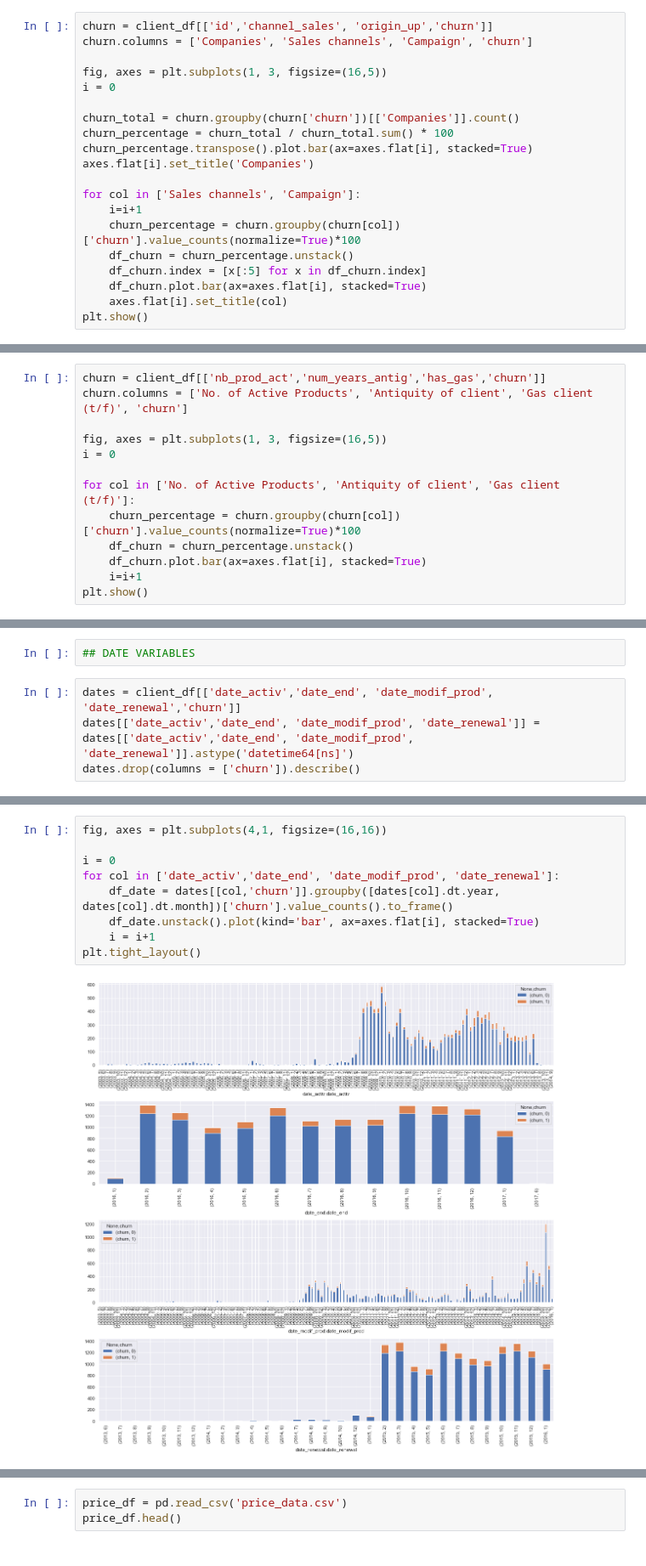
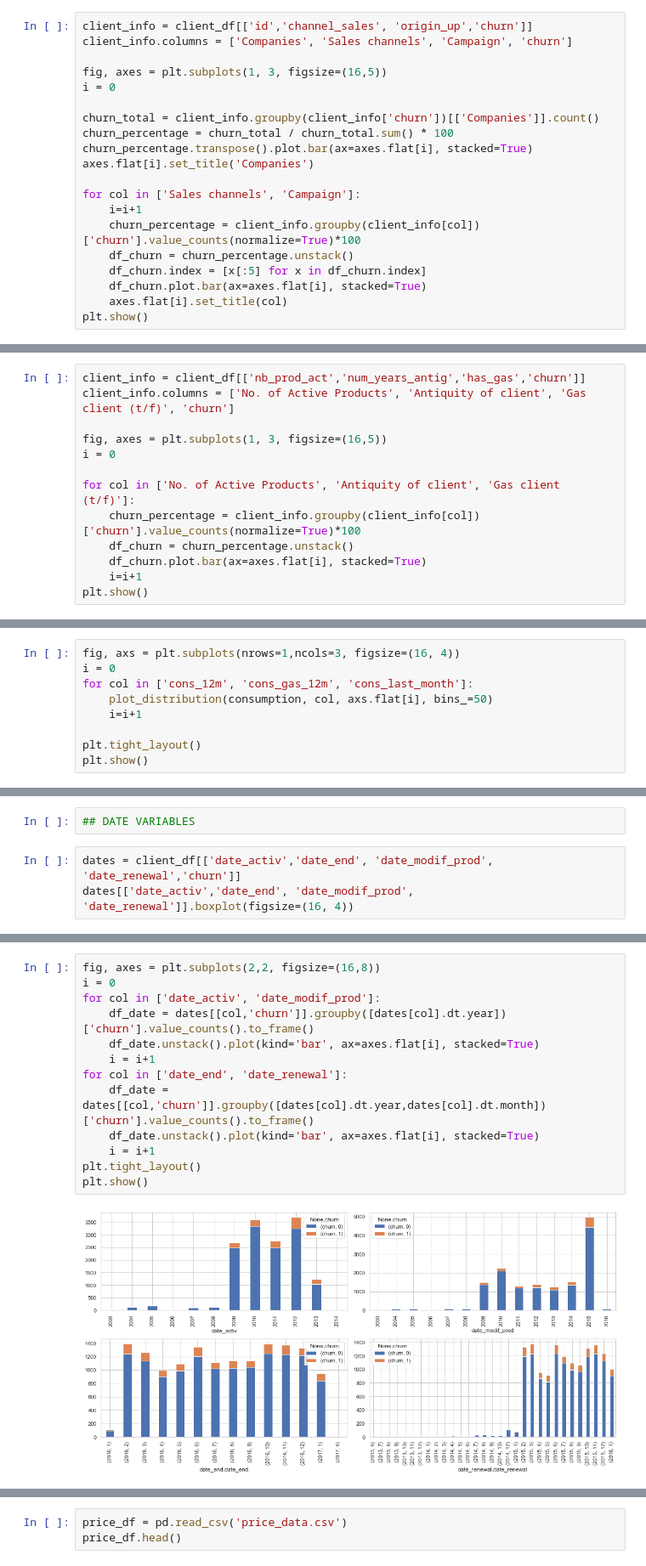
Before and after one commit to Rahulm94/Customer-Churn-Prediction, a Jupyter notebook: Task 2_EDA(1).ipynb, the cells around one changed output, grey strips where cells are left out. Shown at 85% size. Drawn from its saved outputs; the diff is of its cells as text.

```diff
--- a/Task 2_EDA(1).ipynb
+++ b/Task 2_EDA(1).ipynb
@@ -181,18 +197,18 @@ Thhe first function `plot_stacked_bars` is used to plot a stacked bar chart. An
 # %%
-churn = client_df[['id','channel_sales', 'origin_up','churn']]
-churn.columns = ['Companies', 'Sales channels', 'Campaign', 'churn']
+client_info = client_df[['id','channel_sales', 'origin_up','churn']]
+client_info.columns = ['Companies', 'Sales channels', 'Campaign', 'churn']
 
 fig, axes = plt.subplots(1, 3, figsize=(16,5))
 i = 0
 
-churn_total = churn.groupby(churn['churn'])[['Companies']].count()
+churn_total = client_info.groupby(client_info['churn'])[['Companies']].count()
 churn_percentage = churn_total / churn_total.sum() * 100
 churn_percentage.transpose().plot.bar(ax=axes.flat[i], stacked=True)
 axes.flat[i].set_title('Companies')
 
 for col in ['Sales channels', 'Campaign']:
     i=i+1
-    churn_percentage = churn.groupby(churn[col])['churn'].value_counts(normalize=True)*100
+    churn_percentage = client_info.groupby(client_info[col])['churn'].value_counts(normalize=True)*100
     df_churn = churn_percentage.unstack()
     df_churn.index = [x[:5] for x in df_churn.index]
     df_churn.plot.bar(ax=axes.flat[i], stacked=True)
@@ -201,14 +217,14 @@ plt.show()
 # %% [output]
 [figure]
 # %%
-churn = client_df[['nb_prod_act','num_years_antig','has_gas','churn']]
-churn.columns = ['No. of Active Products', 'Antiquity of client', 'Gas client (t/f)', 'churn']
+client_info = client_df[['nb_prod_act','num_years_antig','has_gas','churn']]
+client_info.columns = ['No. of Active Products', 'Antiquity of client', 'Gas client (t/f)', 'churn']
 
 fig, axes = plt.subplots(1, 3, figsize=(16,5))
 i = 0
 
 for col in ['No. of Active Products', 'Antiquity of client', 'Gas client (t/f)']:
-    churn_percentage = churn.groupby(churn[col])['churn'].value_counts(normalize=True)*100
+    churn_percentage = client_info.groupby(client_info[col])['churn'].value_counts(normalize=True)*100
     df_churn = churn_percentage.unstack()
     df_churn.plot.bar(ax=axes.flat[i], stacked=True)
     i=i+1
@@ -243,0 +251,9 @@ plt.show()
+# %%
+fig, axs = plt.subplots(nrows=1,ncols=3, figsize=(16, 4))
+i = 0
+for col in ['cons_12m', 'cons_gas_12m', 'cons_last_month']:
+    plot_distribution(consumption, col, axs.flat[i], bins_=50)
+    i=i+1
+
+plt.tight_layout()
+plt.show()
@@ -250,6 +268,5 @@ plt.show()
 ## DATE VARIABLES
 # %%
 dates = client_df[['date_activ','date_end', 'date_modif_prod', 'date_renewal','churn']]
-dates[['date_activ','date_end', 'date_modif_prod', 'date_renewal']] = dates[['date_activ','date_end', 'date_modif_prod', 'date_renewal']].astype('datetime64[ns]')
-dates.drop(columns = ['churn']).describe()
+dates[['date_activ','date_end', 'date_modif_prod', 'date_renewal']].boxplot(figsize=(16, 4))
 # %% [output]
@@ -263,12 +275,16 @@ dates.drop(columns = ['churn']).describe()
 # %%
-fig, axes = plt.subplots(4,1, figsize=(16,16))
-
+fig, axes = plt.subplots(2,2, figsize=(16,8))
 i = 0
-for col in ['date_activ','date_end', 'date_modif_prod', 'date_renewal']:
-    df_date = dates[[col,'churn']].groupby([dates[col].dt.year, dates[col].dt.month])['churn'].value_counts().to_frame()
+for col in ['date_activ', 'date_modif_prod']:
+    df_date = dates[[col,'churn']].groupby([dates[col].dt.year])['churn'].value_counts().to_frame()
+    df_date.unstack().plot(kind='bar', ax=axes.flat[i], stacked=True)
+    i = i+1
+for col in ['date_end', 'date_renewal']:
+    df_date = dates[[col,'churn']].groupby([dates[col].dt.year,dates[col].dt.month])['churn'].value_counts().to_frame()
     df_date.unstack().plot(kind='bar', ax=axes.flat[i], stacked=True)
     i = i+1
 plt.tight_layout()
+plt.show()
 # %% [output]
-[figure, old version]
+[figure, new version]
 # %% [markdown]
```
Also changed, not shown: parts of 59 cells of this notebook, 1 other file.
